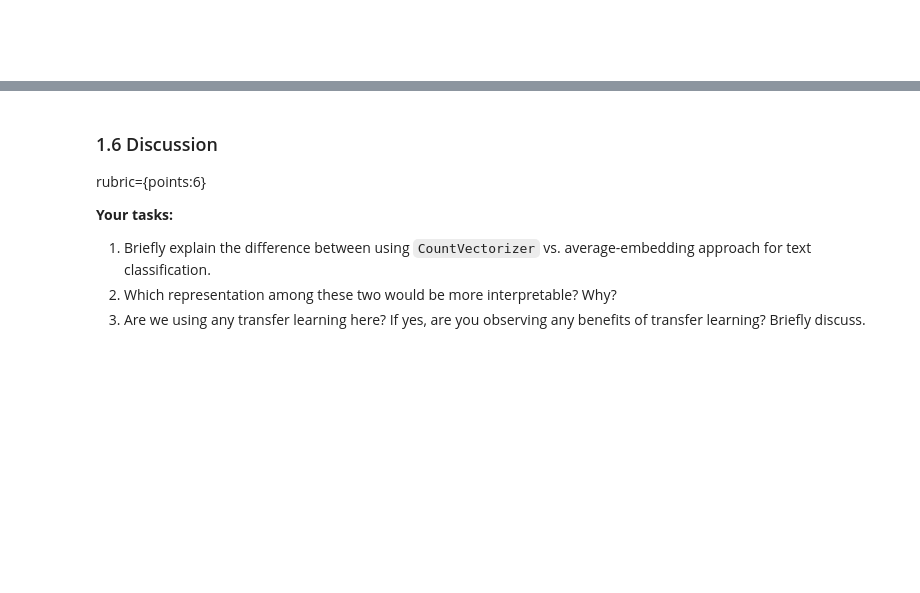
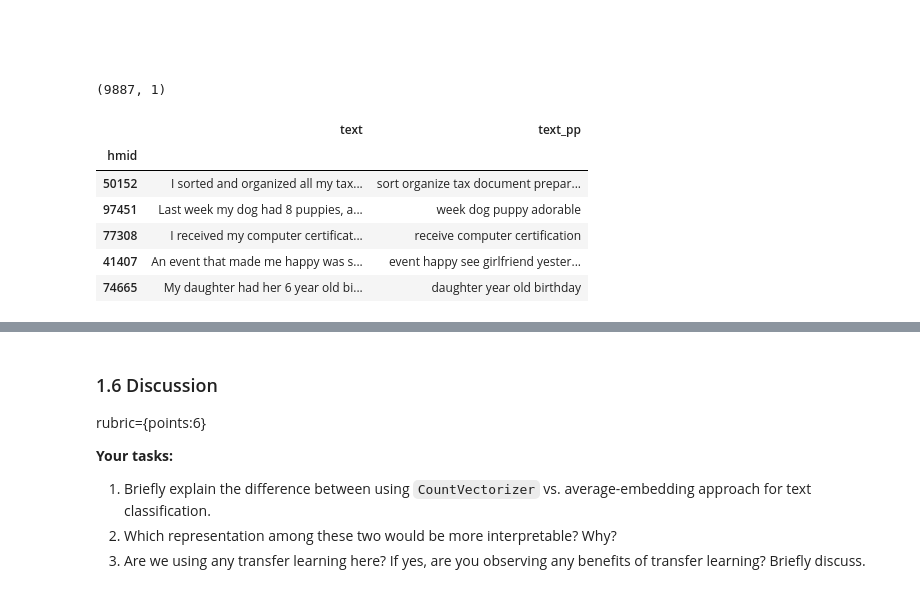
Before and after one commit to ricd99/cpsc330-2022W1, a Jupyter notebook: hw/hw7/hw7.ipynb, the cells around one changed output, grey strips where cells are left out. Cells and saved outputs as stored; diff of their text form; code cells hidden in the pictures; blank space fills up the shorter version.

```diff
--- a/hw/hw7/hw7.ipynb
+++ b/hw/hw7/hw7.ipynb
@@ -363,0 +445,29 @@ _Type your answer here, replacing this text._
+# %%
+def preprocess(doc, min_token_len=2, irrelevant_pos=["ADV", "PRON", "CCONJ", "PUNCT", "PART", "DET", "ADP", "SPACE"]):
+    clean_text = []
+
+    for token in doc:
+        if (token.is_stop == False and len(token) > min_token_len and token.pos_ not in irrelevant_pos):
+            lemma = token.lemma_
+            clean_text.append(lemma.lower())
+    return " ".join(clean_text)
+# %%
+X_train = X_train.to_frame(name="text")
+X_test = X_test.to_frame(name="text")
+# %%
+X_train.shape
+# %% [output]
+(9887, 1)
+# %%
+X_train["text_pp"] = [preprocess(text) for text in nlp.pipe(X_train["text"])]
+X_test["text_pp"] = [preprocess(text) for text in nlp.pipe(X_test["text"])]
+# %%
+X_train.head()
+# %% [output]
+|  | text | text_pp |
+| hmid |  |  |
+| 50152 | I sorted and organized all my tax... | sort organize tax document prepar... |
+| 97451 | Last week my dog had 8 puppies, a... | week dog puppy adorable |
+| 77308 | I received my computer certificat... | receive computer certification |
+| 41407 | An event that made me happy was s... | event happy see girlfriend yester... |
+| 74665 | My daughter had her 6 year old bi... | daughter year old birthday |
```
Also changed, not shown: parts of 27 cells of this notebook.
